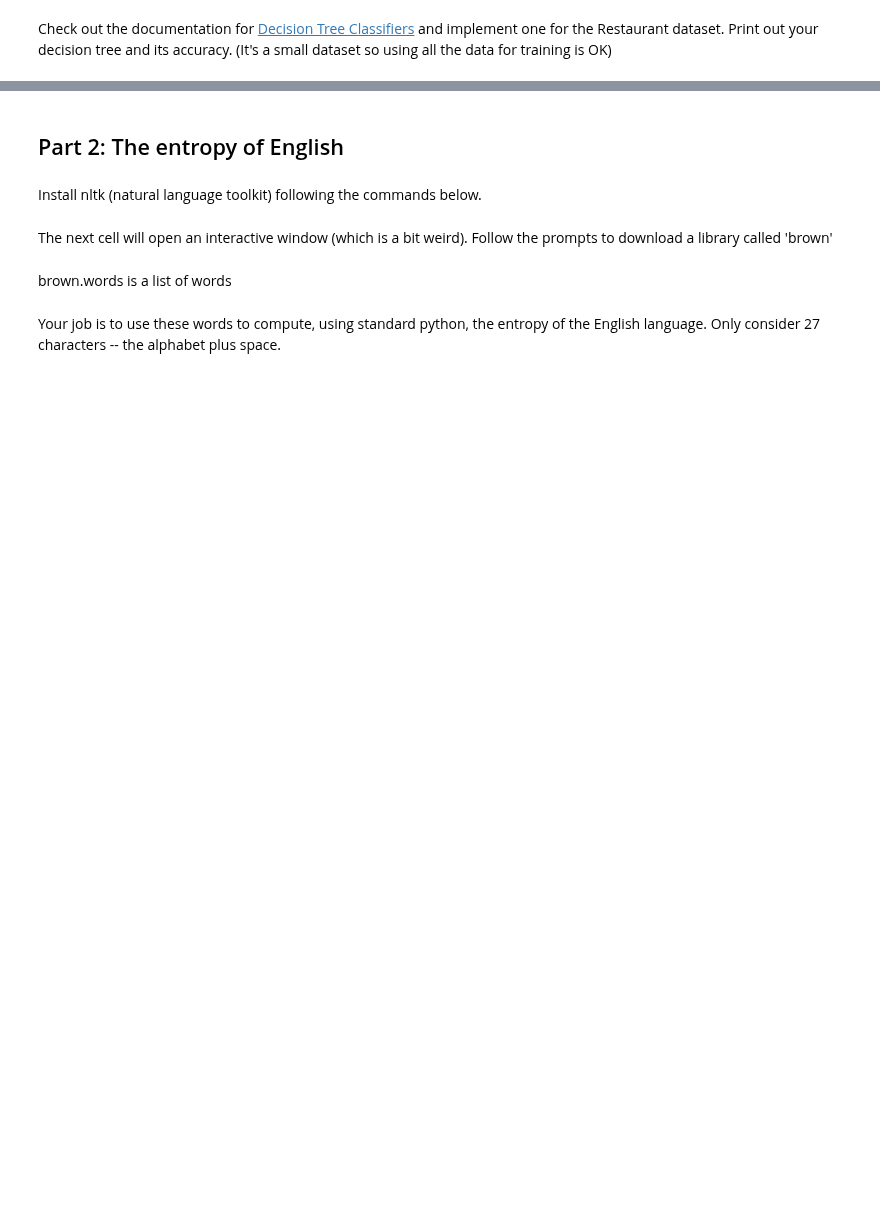
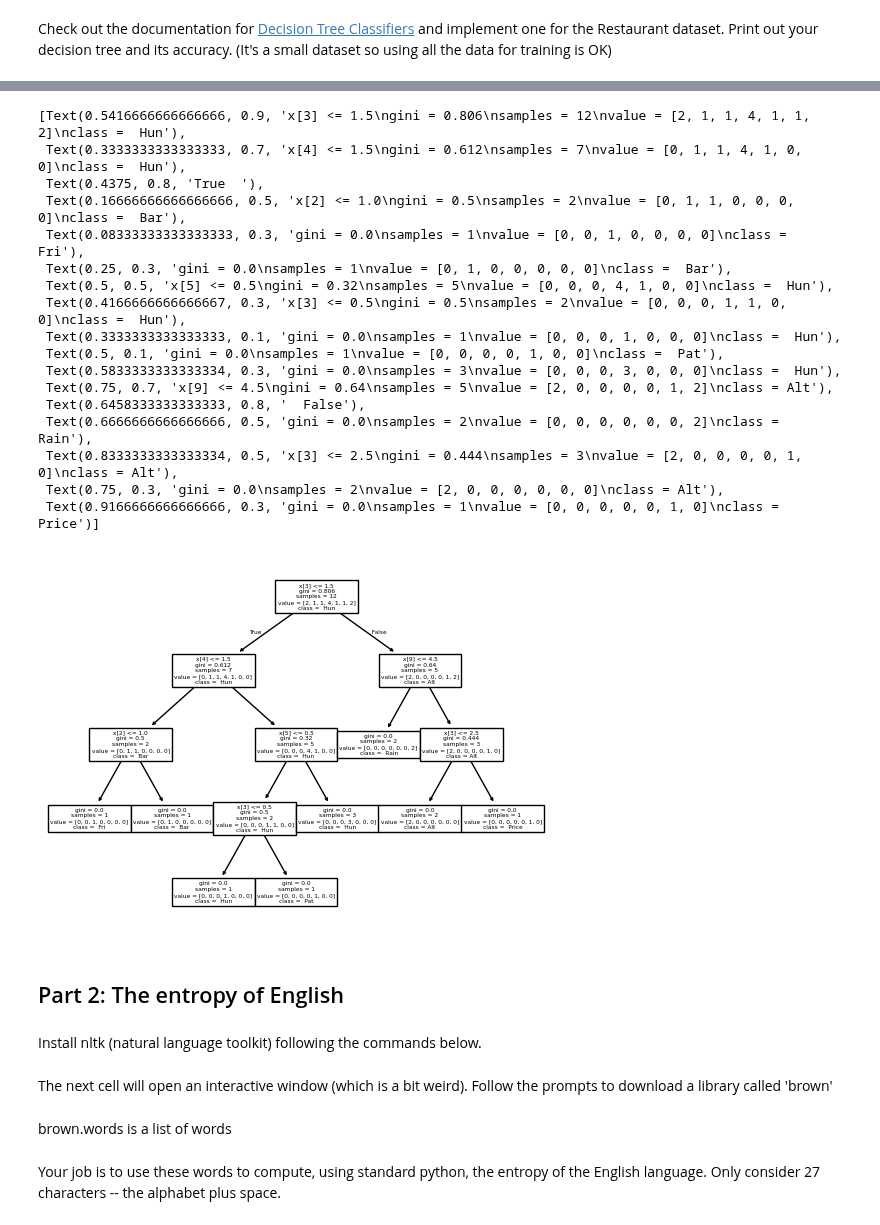
Before and after one commit to AET-CS/aet-cs.github.io, a Jupyter notebook: white/ML/lessons/Restaurant.ipynb, the cells around one changed output, grey strips where cells are left out. Drawn from its saved outputs; the diff is of its cells as text; code cells hidden in the pictures; blank space fills up the shorter version.

```diff
--- a/white/ML/lessons/Restaurant.ipynb
+++ b/white/ML/lessons/Restaurant.ipynb
@@ -15,2 +29,8 @@ df
 # %% [markdown]
 Check out the documentation for [Decision Tree Classifiers](https://scikit-learn.org/1.5/modules/tree.html) and implement one for the Restaurant dataset. Print out your decision tree and its accuracy. (It's a small dataset so using all the data for training is OK)
+# %%
+from sklearn import preprocessing
+le = preprocessing.LabelEncoder()
+for c in df.columns:
+    le.fit(df[c])
+    df[c] = le.transform(df[c])
@@ -17,5 +53,31 @@ Check out the documentation for [Decision Tree Classifiers](https://scikit-learn
+# %%
+y = df[' Wait']
+X = df.drop(" Wait", axis = 1)
 # %%
-# Your code!
+from sklearn import tree
+clf = tree.DecisionTreeClassifier()
+clf = clf.fit(X, y)
+# %%
+tree.plot_tree(clf, class_names = df.columns)
+# %% [output]
+[Text(0.5416666666666666, 0.9, 'x[3] <= 1.5\ngini = 0.806\nsamples = 12\nvalue = [2, 1, 1, 4, 1, 1, 2]\nclass =  Hun'),
+ Text(0.3333333333333333, 0.7, 'x[4] <= 1.5\ngini = 0.612\nsamples = 7\nvalue = [0, 1, 1, 4, 1, 0, 0]\nclass =  Hun'),
+ Text(0.4375, 0.8, 'True  '),
+ Text(0.16666666666666666, 0.5, 'x[2] <= 1.0\ngini = 0.5\nsamples = 2\nvalue = [0, 1, 1, 0, 0, 0, 0]\nclass =  Bar'),
+ Text(0.08333333333333333, 0.3, 'gini = 0.0\nsamples = 1\nvalue = [0, 0, 1, 0, 0, 0, 0]\nclass =  Fri'),
+ Text(0.25, 0.3, 'gini = 0.0\nsamples = 1\nvalue = [0, 1, 0, 0, 0, 0, 0]\nclass =  Bar'),
+ Text(0.5, 0.5, 'x[5] <= 0.5\ngini = 0.32\nsamples = 5\nvalue = [0, 0, 0, 4, 1, 0, 0]\nclass =  Hun'),
+ Text(0.4166666666666667, 0.3, 'x[3] <= 0.5\ngini = 0.5\nsamples = 2\nvalue = [0, 0, 0, 1, 1, 0, 0]\nclass =  Hun'),
+ Text(0.3333333333333333, 0.1, 'gini = 0.0\nsamples = 1\nvalue = [0, 0, 0, 1, 0, 0, 0]\nclass =  Hun'),
+ Text(0.5, 0.1, 'gini = 0.0\nsamples = 1\nvalue = [0, 0, 0, 0, 1, 0, 0]\nclass =  Pat'),
+ Text(0.5833333333333334, 0.3, 'gini = 0.0\nsamples = 3\nvalue = [0, 0, 0, 3, 0, 0, 0]\nclass =  Hun'),
+ Text(0.75, 0.7, 'x[9] <= 4.5\ngini = 0.64\nsamples = 5\nvalue = [2, 0, 0, 0, 0, 1, 2]\nclass = Alt'),
+ Text(0.6458333333333333, 0.8, '  False'),
+ Text(0.6666666666666666, 0.5, 'gini = 0.0\nsamples = 2\nvalue = [0, 0, 0, 0, 0, 0, 2]\nclass =  Rain'),
+ Text(0.8333333333333334, 0.5, 'x[3] <= 2.5\ngini = 0.444\nsamples = 3\nvalue = [2, 0, 0, 0, 0, 1, 0]\nclass = Alt'),
+ Text(0.75, 0.3, 'gini = 0.0\nsamples = 2\nvalue = [2, 0, 0, 0, 0, 0, 0]\nclass = Alt'),
+ Text(0.9166666666666666, 0.3, 'gini = 0.0\nsamples = 1\nvalue = [0, 0, 0, 0, 0, 1, 0]\nclass =  Price')]
+[figure, added]
 # %% [markdown]
 ## Part 2: The entropy of English
 # %% [markdown]
```
Also changed, not shown: parts of 10 cells of this notebook, 3 other files.
